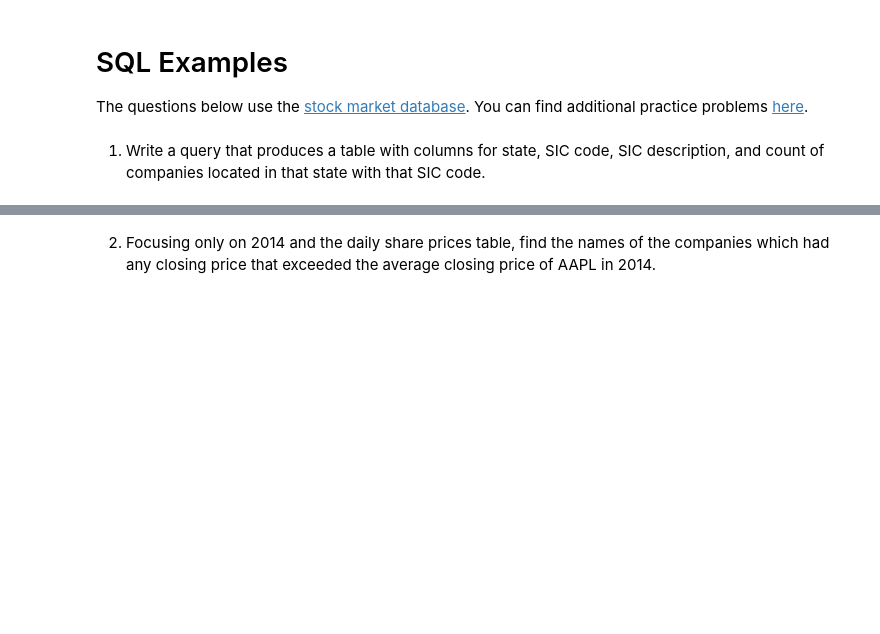
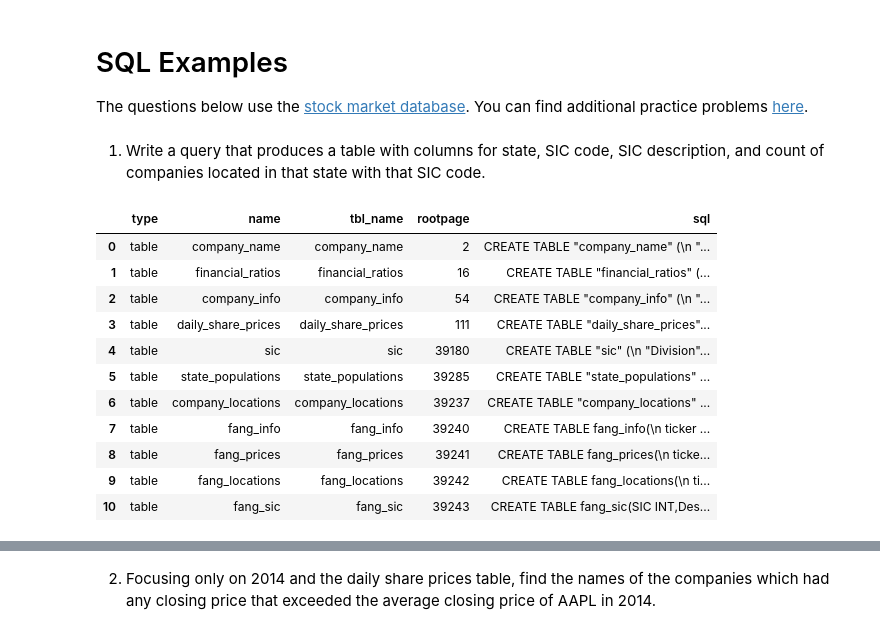
Before and after one commit to 2019-winter-ucdavis-sta141b/notes, a Jupyter notebook: lecture/02.28/notes.ipynb, the cells around one changed output, grey strips where cells are left out. Cells and saved outputs as stored; diff of their text form; code cells hidden in the pictures; blank space fills up the shorter version.

```diff
--- a/lecture/02.28/notes.ipynb
+++ b/lecture/02.28/notes.ipynb
@@ -63,3 +63,18 @@ The questions below use the [stock market database](http://anson.ucdavis.edu/~cl
 1. Write a query that produces a table with columns for state,  SIC code,  SIC description, and count of companies located in that state with that SIC code.
 # %%
 db = sql.connect("../data/stocks.sqlite")
+# %%
+pd.read_sql("SELECT * FROM sqlite_master", db)
+# %% [output]
+|  | type | name | tbl_name | rootpage | sql |
+| 0 | table | company_name | company_name | 2 | CREATE TABLE "company_name" (\n "... |
+| 1 | table | financial_ratios | financial_ratios | 16 | CREATE TABLE "financial_ratios" (... |
+| 2 | table | company_info | company_info | 54 | CREATE TABLE "company_info" (\n "... |
+| 3 | table | daily_share_prices | daily_share_prices | 111 | CREATE TABLE "daily_share_prices"... |
+| 4 | table | sic | sic | 39180 | CREATE TABLE "sic" (\n "Division"... |
+| 5 | table | state_populations | state_populations | 39285 | CREATE TABLE "state_populations" ... |
+| 6 | table | company_locations | company_locations | 39237 | CREATE TABLE "company_locations" ... |
+| 7 | table | fang_info | fang_info | 39240 | CREATE TABLE fang_info(\n ticker ... |
+| 8 | table | fang_prices | fang_prices | 39241 | CREATE TABLE fang_prices(\n ticke... |
+| 9 | table | fang_locations | fang_locations | 39242 | CREATE TABLE fang_locations(\n ti... |
+| 10 | table | fang_sic | fang_sic | 39243 | CREATE TABLE fang_sic(SIC INT,Des... |
```
Also changed, not shown: parts of 4 cells of this notebook.
